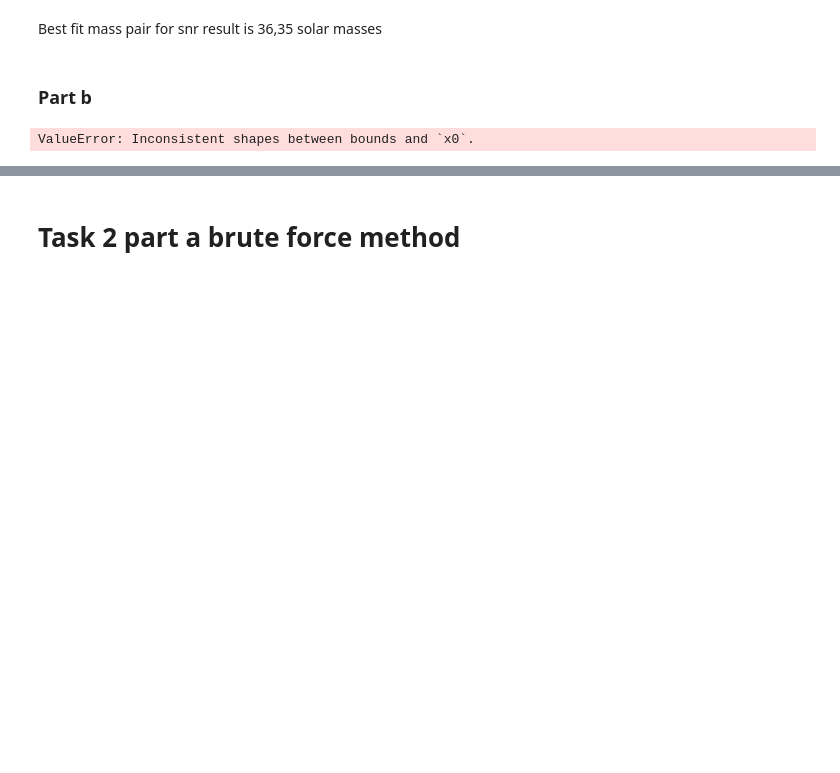
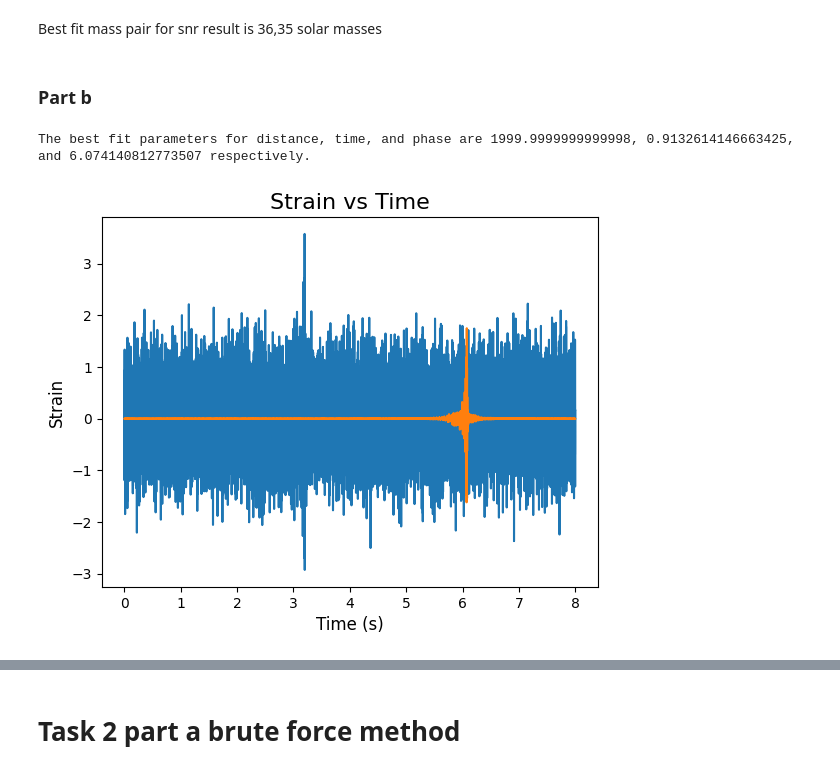
Before and after one commit to lewismcnish/Astronomy, a Jupyter notebook: Binary_Black_Holes/strain_data/Binary.ipynb, the cells around one changed output, grey strips where cells are left out. Saved outputs shown, nothing was run; the diff lists cells and outputs as text; code cells hidden in the pictures; blank space fills up the shorter version.

```diff
--- a/Binary_Black_Holes/Binary.ipynb
+++ b/Binary_Black_Holes/strain_data/Binary.ipynb
@@ -166,22 +175,37 @@ Best fit mass pair for snr result is 36,35 solar masses
 # %% [markdown]
 ### Part b
 # %%
-def make_signal(d,tc,phic):
+mass1 = M1
+mass2 = M2
+def make_signal(t,d,tc,phic):
     _,signal = gw.make_template(mass1,mass2,2048,8,inv_psd,d=d,tc=tc,phic=phic)
     return signal
 t = 8
 distances = np.array(np.linspace(100,10000,10000))
-tc_min = 6200
-tc_max = 6800
+tc_min = min_time
+tc_max = max_time
 phic_min = 0
 phic_max = 2*np.pi
 d_min = 100
-d_max = 1000
+d_max = 2000
+#p0 = [890,(time[np.where(np.max(snr_ts) == snr_ts)]),5]
+
 
 ht_err = np.array(np.ones(strain.size))
 b = np.array([[d_min,tc_min,phic_min],[d_max,tc_max,phic_max]], dtype = object)
-popt, pcov = curve_fit(make_signal,time ,strain, p0 = [2, 0.5],bounds = b, sigma=ht_err, absolute_sigma=True)
+popt, pcov = curve_fit(make_signal,time ,strain, p0 = [890,time[(np.where(np.max(snr_ts) == snr_ts),)],5],bounds = b, sigma=ht_err, absolute_sigma=True)
 
-t, template = gw.make_template(mass1,mass2,2048,8,inv_psd,distance[i])
+t, template = gw.make_template(mass1,mass2,2048,8,inv_psd,popt[0],popt[1],popt[2])
+
+print(f'The best fit parameters for distance, time, and phase are {popt[0]}, {popt[1]}, and {popt[2]} respectively.')
+plt.figure()
+plt.plot(time, strain)
+plt.plot(time, template)
+plt.xlabel('Time (s)', fontsize=axis_size)
+plt.ylabel('Strain', fontsize=axis_size)
+plt.title('Strain vs Time', fontsize=title_size)
+#plt.xlim(2.9,3.4)
+plt.show()
 # %% [output]
-ValueError: Inconsistent shapes between bounds and `x0`.
+The best fit parameters for distance, time, and phase are 1999.9999999999998, 0.9132614146663425, and 6.074140812773507 respectively.
+[figure, added]
```
Also changed, not shown: parts of 2 cells of this notebook, 24 other files.
